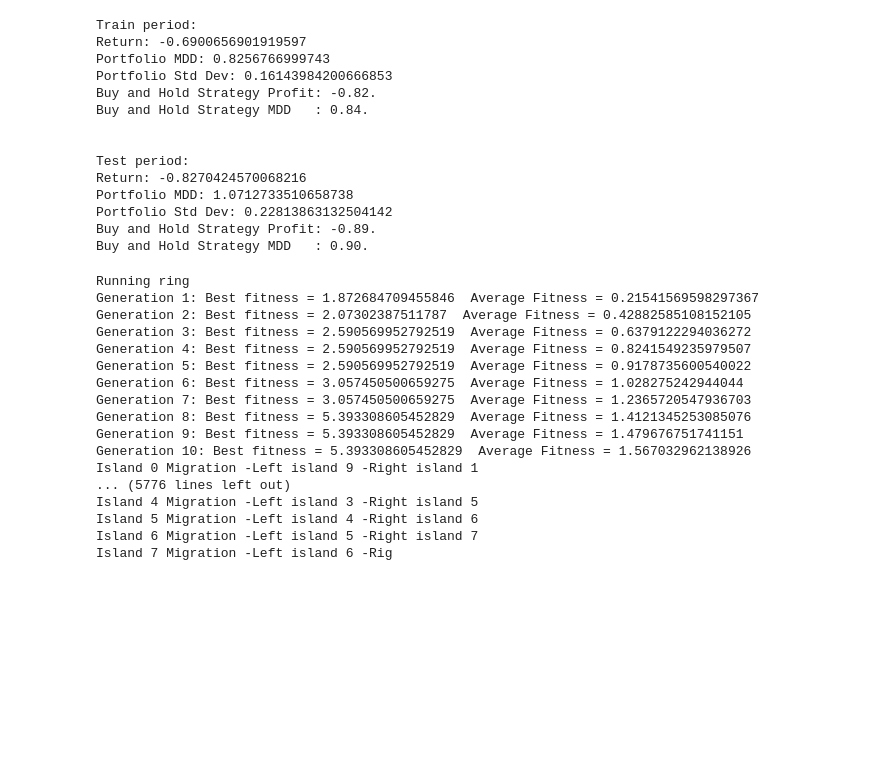
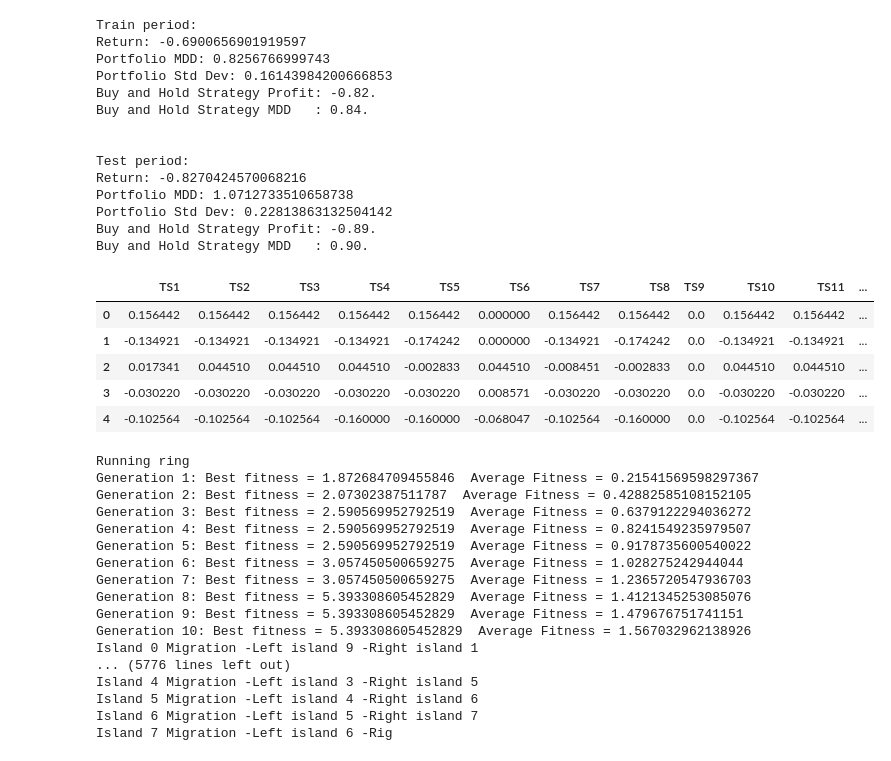
Before and after one commit to Chideme/island_genetic_algrorithm, a Jupyter notebook: downtrend.ipynb, the cells around one changed output. Cells and saved outputs as stored; diff of their text form; code cells hidden in the pictures; blank space fills up the shorter version.

```diff
--- a/downtrend.ipynb
+++ b/downtrend.ipynb
@@ -51,6 +51,15 @@ Portfolio MDD: 1.0712733510658738
 Portfolio Std Dev: 0.22813863132504142
 Buy and Hold Strategy Profit: -0.89.
 Buy and Hold Strategy MDD   : 0.90.
+# %%
+data.strategy_performance().head(5)
+# %% [output]
+|  | TS1 | TS2 | TS3 | TS4 | TS5 | TS6 | TS7 | TS8 | TS9 | TS10 | TS11 | ... |
+| 0 | 0.156442 | 0.156442 | 0.156442 | 0.156442 | 0.156442 | 0.000000 | 0.156442 | 0.156442 | 0.0 | 0.156442 | 0.156442 | ... |
+| 1 | -0.134921 | -0.134921 | -0.134921 | -0.134921 | -0.174242 | 0.000000 | -0.134921 | -0.174242 | 0.0 | -0.134921 | -0.134921 | ... |
+| 2 | 0.017341 | 0.044510 | 0.044510 | 0.044510 | -0.002833 | 0.044510 | -0.008451 | -0.002833 | 0.0 | 0.044510 | 0.044510 | ... |
+| 3 | -0.030220 | -0.030220 | -0.030220 | -0.030220 | -0.030220 | 0.008571 | -0.030220 | -0.030220 | 0.0 | -0.030220 | -0.030220 | ... |
+| 4 | -0.102564 | -0.102564 | -0.102564 | -0.160000 | -0.160000 | -0.068047 | -0.102564 | -0.160000 | 0.0 | -0.102564 | -0.102564 | ... |
 # %%
 #total return training
 import matplotlib.pyplot as plt
```
Also changed, not shown: parts of 1 cell of this notebook, 3 other files.
